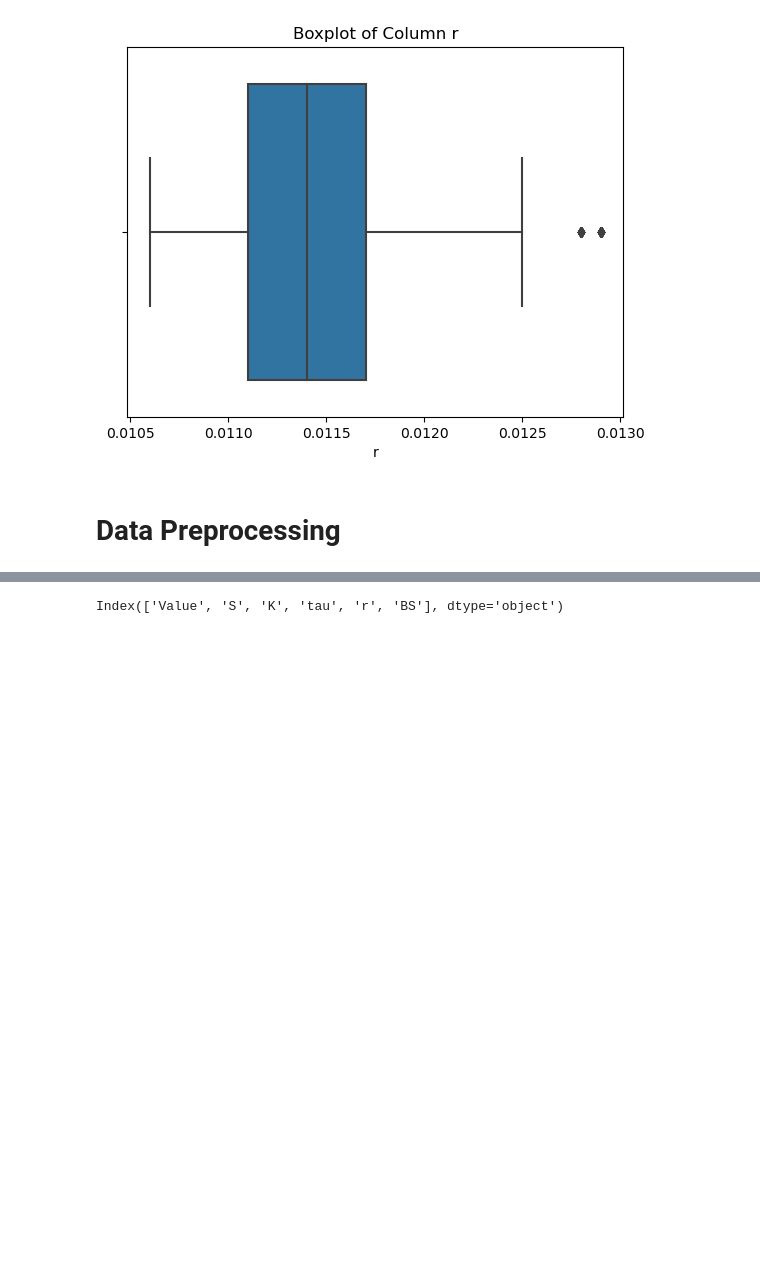
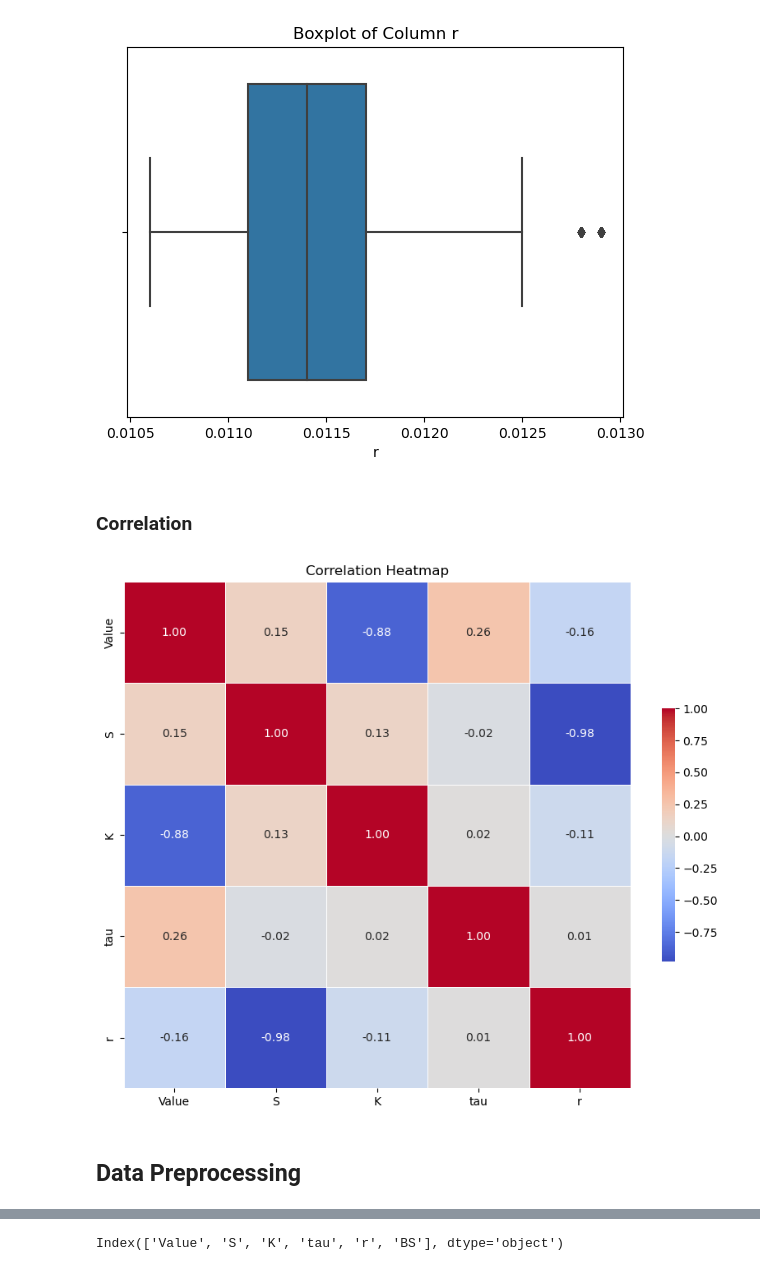
Before and after one commit to murtadhamr/dso530-applied-modern-statistical-learning-methods, a Jupyter notebook: Final Project - Classification.ipynb, the cells around one changed output, grey strips where cells are left out. Cells and saved outputs as stored; diff of their text form; code cells hidden in the pictures; blank space fills up the shorter version.

```diff
--- a/Final Project - Classification.ipynb
+++ b/Final Project - Classification.ipynb
@@ -130,5 +132,28 @@ plt.show()
 # %% [output]
 [figure]
 [figure]
+# %% [markdown]
+### Correlation
+# %%
+import matplotlib.pyplot as plt
+import seaborn as sns
+import pandas as pd  # Assuming your data is in a pandas DataFrame
+
+# Assuming 'data' is your DataFrame
+correlation_matrix = df_train.drop(columns=['BS']).corr()
+
+# Set up the matplotlib figure
+plt.figure(figsize=(10, 8))
+
+# Draw the heatmap with the mask and correct aspect ratio
+sns.heatmap(correlation_matrix, annot=True, fmt=".2f", cmap='coolwarm', square=True, linewidths=.5, cbar_kws={"shrink": .5})
+
+# Adding title
+plt.title('Correlation Heatmap')
+
+# Show plot
+plt.show()
+# %% [output]
+[figure, added]
 # %% [markdown]
-# Data Preprocessing
+## Data Preprocessing
```
Also changed, not shown: parts of 14 cells of this notebook.
